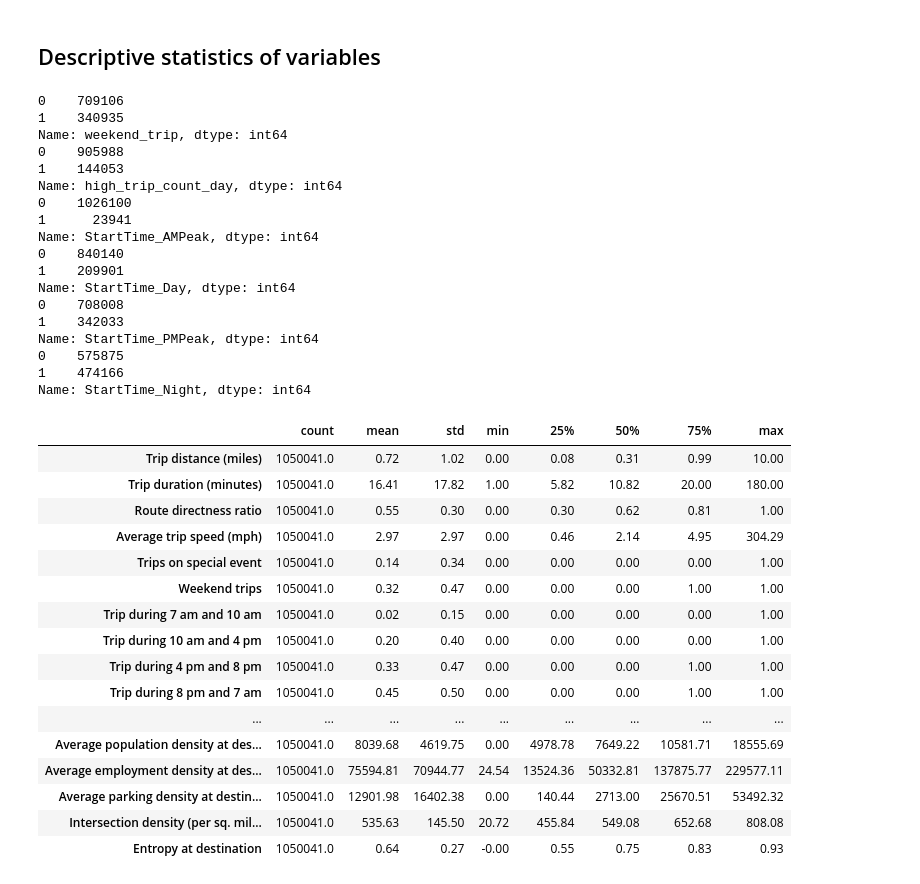
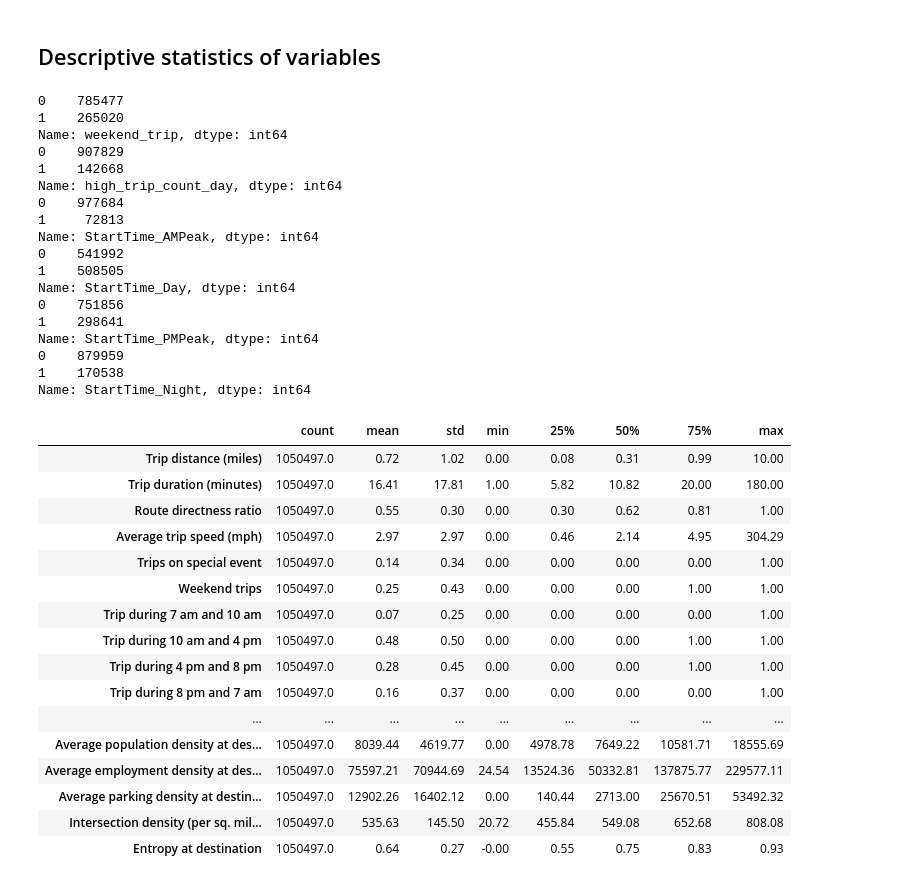
Before and after one commit to niteshshah12/E-scooter-trip-pattern-analysis-of-Nasvhille, a Jupyter notebook: 2_Descriptive Statistics.ipynb, the cells around one changed output. Drawn from its saved outputs; the diff is of its cells as text; code cells hidden in the pictures.

```diff
--- a/2_Descriptive Statistics.ipynb
+++ b/2_Descriptive Statistics.ipynb
@@ -280,7 +295,7 @@ plt.tight_layout()
 ## Descriptive statistics of variables
 # %%
 model_data = pd.read_csv(
-    '_Data/model data/model_data.csv')  #.sample(2000, random_state=0)
+    '_Data/model data/model_data_TimeZoneCorrected_08192021.csv')  #.sample(2000, random_state=0)
 
 ## define variables for model
 trip_variables = [
@@ -357,58 +372,58 @@ rename_variables = {
     'MEAN_PAKING_end': 'Average parking density at destination',
     'intersection_density_end':
     'Intersection density (per sq. miles) at destination',
     'enthropy_end': 'Entropy at destination'
 }
 
 ### descriptive stat of variables
 
 dummy_var = [
     'weekend_trip', 'high_trip_count_day', 'StartTime_AMPeak', 'StartTime_Day',
     'StartTime_PMPeak', 'StartTime_Night'
 ]
 for var in dummy_var:
     print(model_data[var].value_counts())
 
 descriptive_stat = round(
     model_data[variable_forPCA].describe().transpose().rename(
         index=rename_variables), 2)
 descriptive_stat.to_csv('results/model_data_descriptive_stat_TimeZoneCorrected_08192021.csv')
 descriptive_stat
 
 ## PCA variation explained
 # %% [output]
-0    709106
-1    340935
+0    785477
+1    265020
 Name: weekend_trip, dtype: int64
-0    905988
-1    144053
+0    907829
+1    142668
 Name: high_trip_count_day, dtype: int64
-0    1026100
-1      23941
+0    977684
+1     72813
 Name: StartTime_AMPeak, dtype: int64
-0    840140
-1    209901
+0    541992
+1    508505
 Name: StartTime_Day, dtype: int64
-0    708008
-1    342033
+0    751856
+1    298641
 Name: StartTime_PMPeak, dtype: int64
-0    575875
-1    474166
+0    879959
+1    170538
 Name: StartTime_Night, dtype: int64
 |  | count | mean | std | min | 25% | 50% | 75% | max |
-| Trip distance (miles) | 1050041.0 | 0.72 | 1.02 | 0.00 | 0.08 | 0.31 | 0.99 | 10.00 |
-| Trip duration (minutes) | 1050041.0 | 16.41 | 17.82 | 1.00 | 5.82 | 10.82 | 20.00 | 180.00 |
-| Route directness ratio | 1050041.0 | 0.55 | 0.30 | 0.00 | 0.30 | 0.62 | 0.81 | 1.00 |
-| Average trip speed (mph) | 1050041.0 | 2.97 | 2.97 | 0.00 | 0.46 | 2.14 | 4.95 | 304.29 |
-| Trips on special event | 1050041.0 | 0.14 | 0.34 | 0.00 | 0.00 | 0.00 | 0.00 | 1.00 |
-| Weekend trips | 1050041.0 | 0.32 | 0.47 | 0.00 | 0.00 | 0.00 | 1.00 | 1.00 |
-| Trip during 7 am and 10 am | 1050041.0 | 0.02 | 0.15 | 0.00 | 0.00 | 0.00 | 0.00 | 1.00 |
-| Trip during 10 am and 4 pm | 1050041.0 | 0.20 | 0.40 | 0.00 | 0.00 | 0.00 | 0.00 | 1.00 |
-| Trip during 4 pm and 8 pm | 1050041.0 | 0.33 | 0.47 | 0.00 | 0.00 | 0.00 | 1.00 | 1.00 |
-| Trip during 8 pm and 7 am | 1050041.0 | 0.45 | 0.50 | 0.00 | 0.00 | 0.00 | 1.00 | 1.00 |
+| Trip distance (miles) | 1050497.0 | 0.72 | 1.02 | 0.00 | 0.08 | 0.31 | 0.99 | 10.00 |
+| Trip duration (minutes) | 1050497.0 | 16.41 | 17.81 | 1.00 | 5.82 | 10.82 | 20.00 | 180.00 |
+| Route directness ratio | 1050497.0 | 0.55 | 0.30 | 0.00 | 0.30 | 0.62 | 0.81 | 1.00 |
+| Average trip speed (mph) | 1050497.0 | 2.97 | 2.97 | 0.00 | 0.46 | 2.14 | 4.95 | 304.29 |
+| Trips on special event | 1050497.0 | 0.14 | 0.34 | 0.00 | 0.00 | 0.00 | 0.00 | 1.00 |
+| Weekend trips | 1050497.0 | 0.25 | 0.43 | 0.00 | 0.00 | 0.00 | 1.00 | 1.00 |
+| Trip during 7 am and 10 am | 1050497.0 | 0.07 | 0.25 | 0.00 | 0.00 | 0.00 | 0.00 | 1.00 |
+| Trip during 10 am and 4 pm | 1050497.0 | 0.48 | 0.50 | 0.00 | 0.00 | 0.00 | 1.00 | 1.00 |
+| Trip during 4 pm and 8 pm | 1050497.0 | 0.28 | 0.45 | 0.00 | 0.00 | 0.00 | 1.00 | 1.00 |
+| Trip during 8 pm and 7 am | 1050497.0 | 0.16 | 0.37 | 0.00 | 0.00 | 0.00 | 0.00 | 1.00 |
 | ... | ... | ... | ... | ... | ... | ... | ... | ... |
-| Average population density at des... | 1050041.0 | 8039.68 | 4619.75 | 0.00 | 4978.78 | 7649.22 | 10581.71 | 18555.69 |
-| Average employment density at des... | 1050041.0 | 75594.81 | 70944.77 | 24.54 | 13524.36 | 50332.81 | 137875.77 | 229577.11 |
-| Average parking density at destin... | 1050041.0 | 12901.98 | 16402.38 | 0.00 | 140.44 | 2713.00 | 25670.51 | 53492.32 |
-| Intersection density (per sq. mil... | 1050041.0 | 535.63 | 145.50 | 20.72 | 455.84 | 549.08 | 652.68 | 808.08 |
-| Entropy at destination | 1050041.0 | 0.64 | 0.27 | -0.00 | 0.55 | 0.75 | 0.83 | 0.93 |
+| Average population density at des... | 1050497.0 | 8039.44 | 4619.77 | 0.00 | 4978.78 | 7649.22 | 10581.71 | 18555.69 |
+| Average employment density at des... | 1050497.0 | 75597.21 | 70944.69 | 24.54 | 13524.36 | 50332.81 | 137875.77 | 229577.11 |
+| Average parking density at destin... | 1050497.0 | 12902.26 | 16402.12 | 0.00 | 140.44 | 2713.00 | 25670.51 | 53492.32 |
+| Intersection density (per sq. mil... | 1050497.0 | 535.63 | 145.50 | 20.72 | 455.84 | 549.08 | 652.68 | 808.08 |
+| Entropy at destination | 1050497.0 | 0.64 | 0.27 | -0.00 | 0.55 | 0.75 | 0.83 | 0.93 |
```
Also changed, not shown: parts of 10 cells of this notebook, 37 other files.
